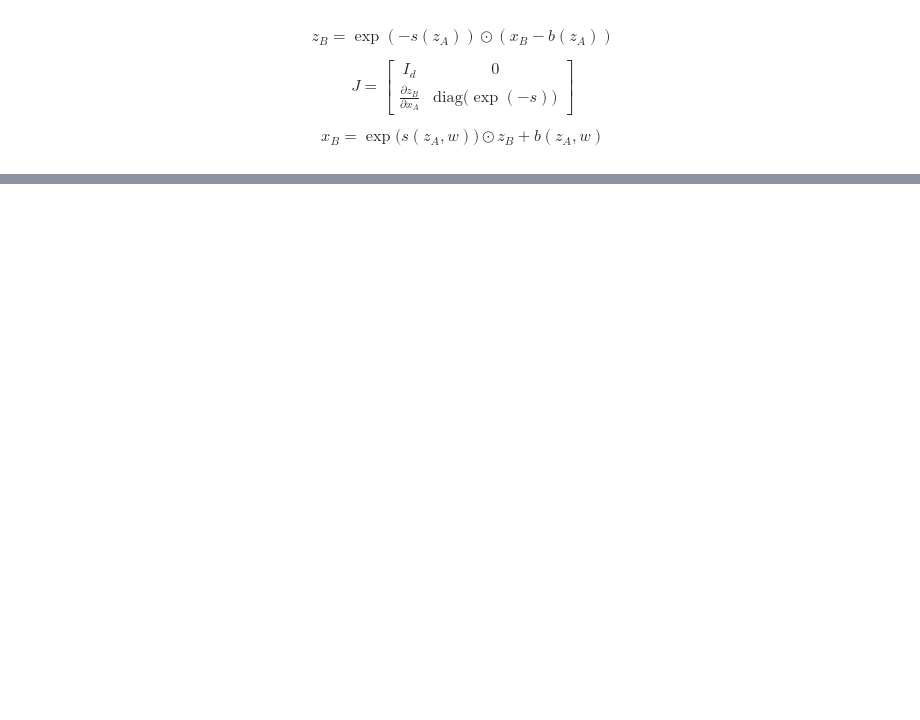
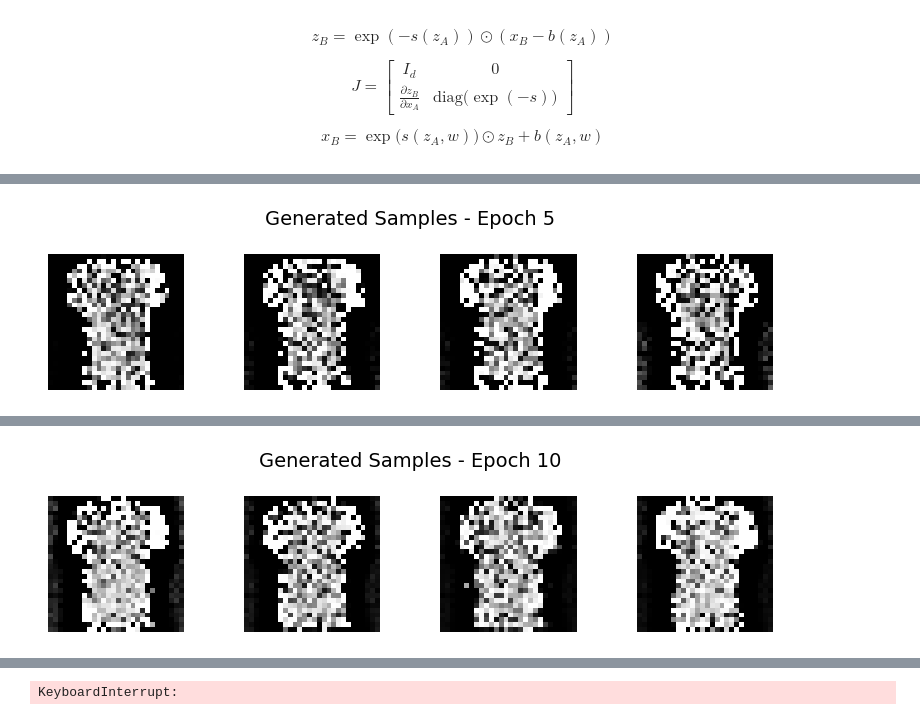
Before and after one commit to Ilan123/study_ml, a Jupyter notebook: generative_ai/src/normalized_flow.ipynb, the cells around one changed output, grey strips where cells are left out. Drawn from its saved outputs; the diff is of its cells as text; code cells hidden in the pictures; blank space fills up the shorter version.

```diff
--- a/generative_ai/src/normalized_flow.ipynb
+++ b/generative_ai/src/normalized_flow.ipynb
@@ -318,0 +355,24 @@ torch.Size([1, 784])
+# %%
+def sample_model(model, num_samples, dim):
+    # Sample from normal distribution
+    model.eval()
+    z = torch.randn((num_samples, dim)).to(device)
+
+    with torch.no_grad():
+        x = model.inverse(z)
+
+    model.train()
+    return x
+# %%
+def visualize_samples(x: Tensor, epoch=None):
+    """Visualize samples from the trained model"""
+    # Plot samples
+    fig, axes = plt.subplots(1, 4, figsize=(8, 2))
+    for i, ax in enumerate(axes.flat):
+        ax.imshow(x[i], cmap='gray')
+        ax.axis('off')
+
+    title = f'Generated Samples - Epoch {epoch}' if epoch else 'Generated Samples'
+    plt.suptitle(title, fontsize=14)
+    plt.tight_layout(rect=[0, 0, 1, 1])  # Leave space for suptitle
+    plt.show()
@@ -318,0 +417,19 @@ torch.Size([1, 784])
+# %%
+model = FlowSequential(
+    LambdaLayer(sigmoid_inverse, torch.sigmoid),
+    LambdaLayer(img_to_vec, vec_to_img),
+    LambdaLayer(add_noise, lambda x: x),
+    CouplingLayer(392, MLP([392, 512, 512, 392], device = device), MLP([392, 512, 512, 392], device = device)),
+    CouplingLayer(392, MLP([392, 512, 512, 392], device = device), MLP([392, 512, 512, 392], device = device), True),
+    CouplingLayer(392, MLP([392, 512, 512, 392], device = device), MLP([392, 512, 512, 392], device = device)),
+    CouplingLayer(392, MLP([392, 512, 512, 392], device = device), MLP([392, 512, 512, 392], device = device), True),
+    CouplingLayer(392, MLP([392, 512, 512, 392], device = device), MLP([392, 512, 512, 392], device = device)),
+    CouplingLayer(392, MLP([392, 512, 512, 392], device = device), MLP([392, 512, 512, 392], device = device), True),
+
+).to(device)
+# %%
+opt = torch.optim.Adam(model.parameters(), lr=1e-5, weight_decay=1e-5)
+scheduler = torch.optim.lr_scheduler.StepLR(opt, step_size=20, gamma=0.5)
+# %%
+fit(50, model, flow_NLL_loss, opt, scheduler, train_dataloader, val_dataloader)
+# %% [output]
@@ -318,0 +441 @@ torch.Size([1, 784])
+[figure, added]
@@ -318,0 +447 @@ torch.Size([1, 784])
+[figure, added]
@@ -318,0 +449 @@ torch.Size([1, 784])
+KeyboardInterrupt:
```
Also changed, not shown: parts of 20 cells of this notebook.
